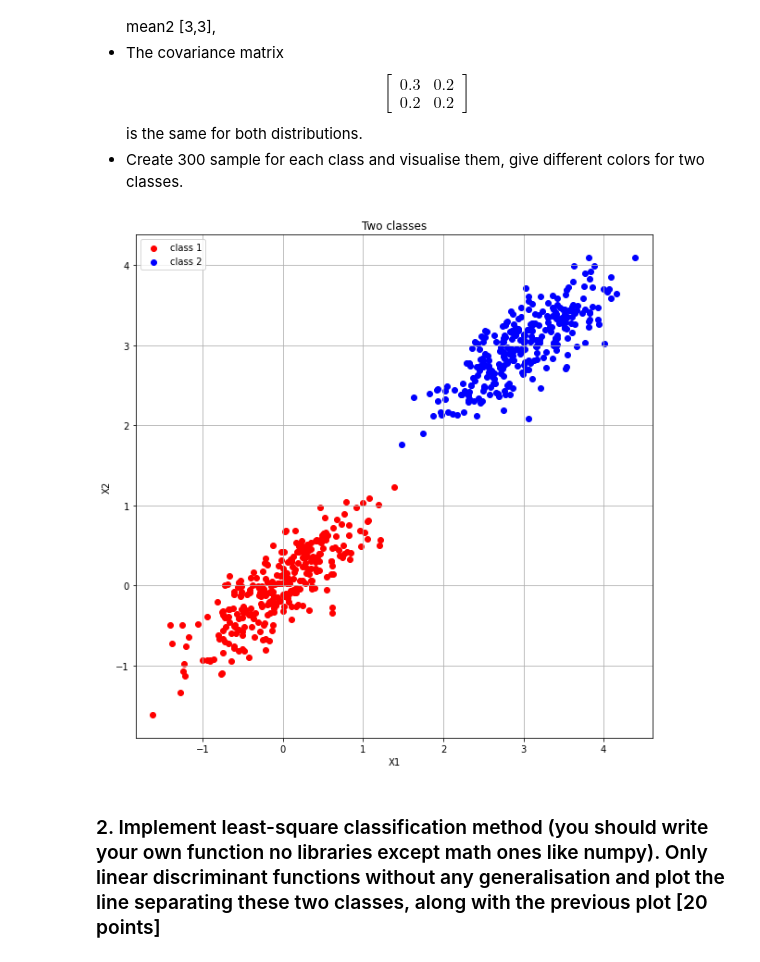
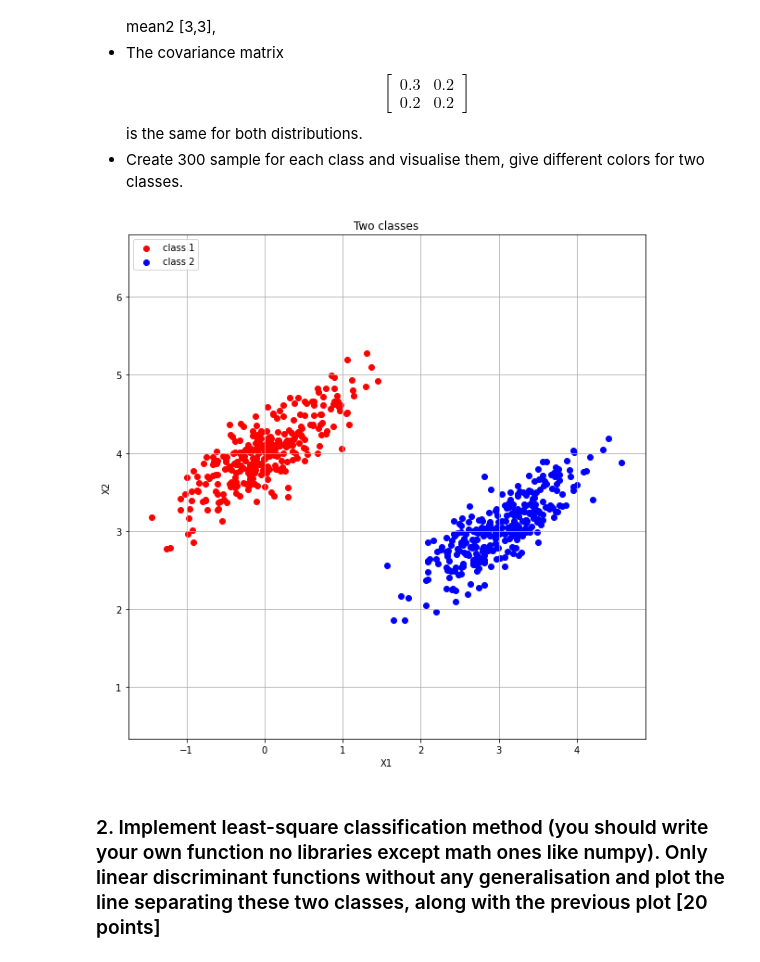
Before and after one commit to malwaru/Awesome-MachineLearning, a Jupyter notebook: ML_Assignment_04/Homework_LinDiscriminant_LogRegression.ipynb, the cells around one changed output. Cells and saved outputs as stored; diff of their text form; code cells hidden in the pictures.

```diff
--- a/ML_Assignment_04/Homework_LinDiscriminant_LogRegression.ipynb
+++ b/ML_Assignment_04/Homework_LinDiscriminant_LogRegression.ipynb
@@ -47,29 +47,29 @@ from sklearn.linear_model import LogisticRegression
 - Create 300 sample for each class and visualise them, give different colors for two classes.
 # %%
 ## Defining the mean and covariance matrix for class 1
-mu_vec1 = np.array([0,0])
+mu_vec1 = np.array([0,4])
 cov_mat1 = np.array([[0.3,0.2],[0.2,0.2]])
 class1 =  np.random.multivariate_normal(mu_vec1, cov_mat1,300)
 
 ## Defining the mean and covariance matrix for class 2
 
 mu_vec2 = np.array([3,3])
 cov_mat2 = np.array([[0.3,0.2],[0.2,0.2]])
 class2 =  np.random.multivariate_normal(mu_vec2, cov_mat2,300)
 
 
 ## Plotting the points
 figure1=plt.figure(figsize=(10,10))
 ax1=figure1.add_subplot(111)
 ax1.scatter(class1[:,0],class1[:,1],c='r',label='class 1')
 ax1.scatter(class2[:,0],class2[:,1],c='b',label='class 2')
 ax1.set(title='Two classes',xlabel='X1',ylabel='X2')
 ax1.grid()
 ax1.legend(loc=2)
 plt.axis('equal')
 plt.show()
 # %% [output]
-[figure, old version]
+[figure, new version]
 # %% [markdown]
 ### 2. Implement least-square classification method (you should write your own function no libraries except math ones like numpy). Only linear discriminant functions without any generalisation and plot the line separating these two classes, along with the previous plot [20 points]
 # %%
```
Also changed, not shown: parts of 9 cells of this notebook.
